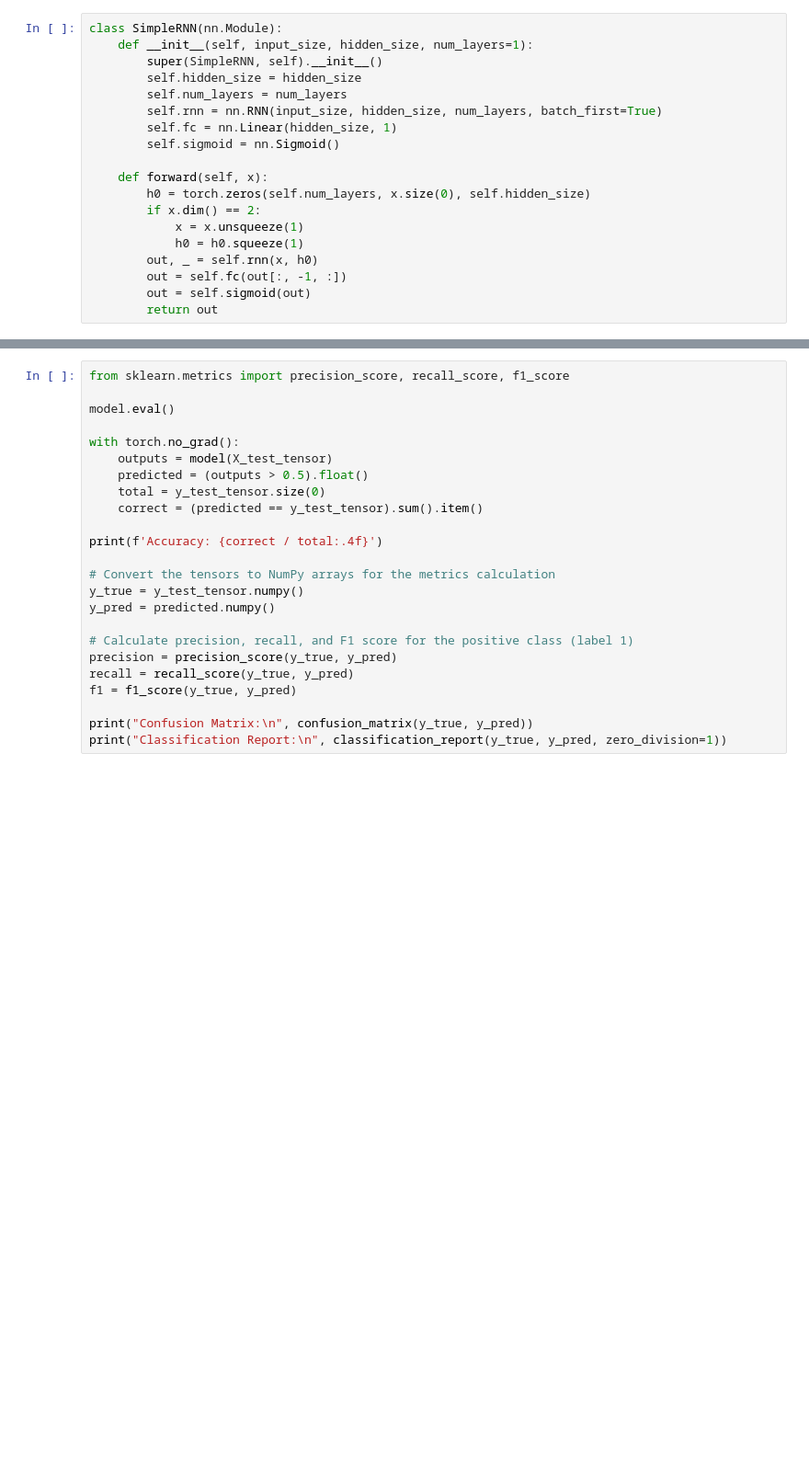
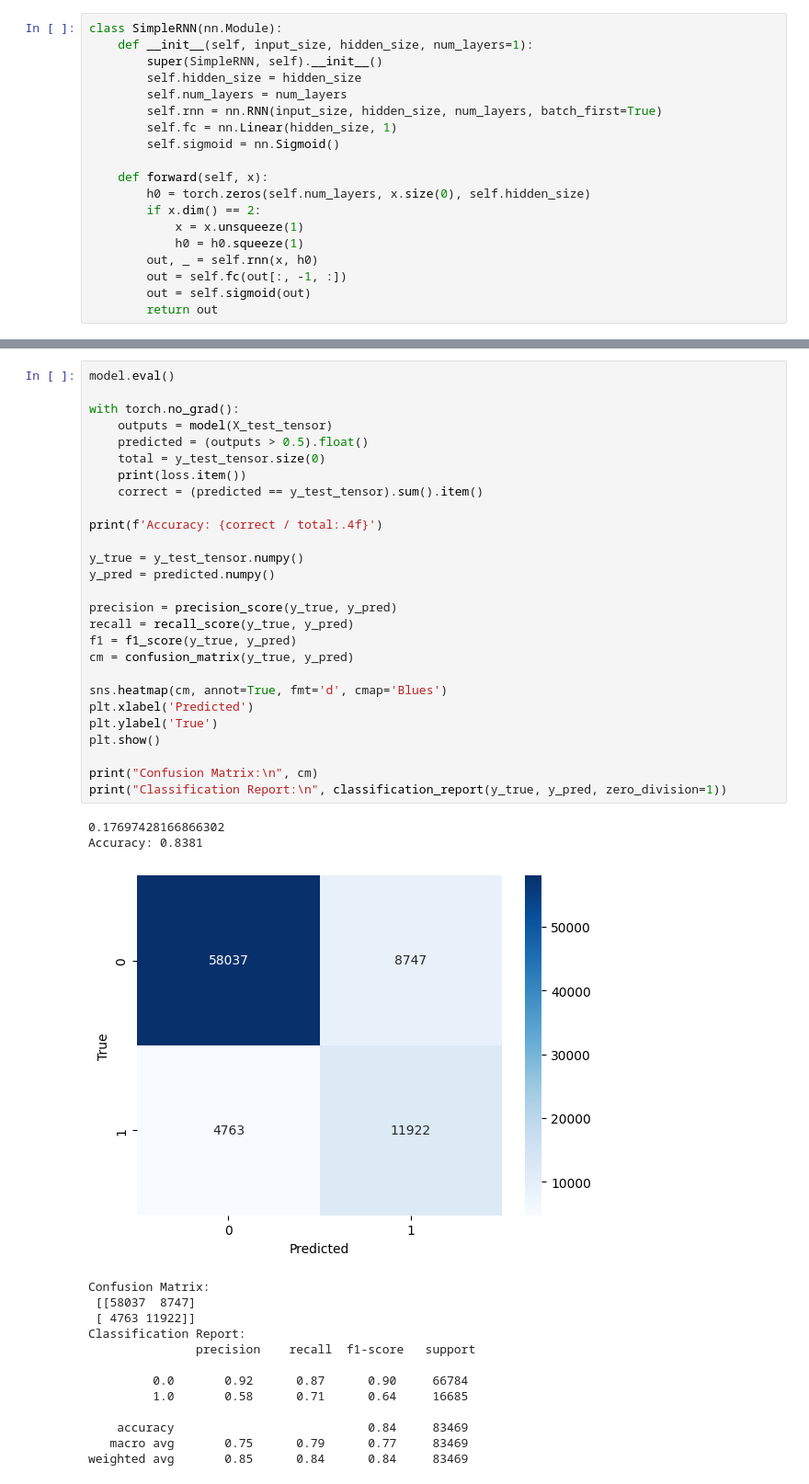
Before and after one commit to mghanem8/ECG-ST-Episode-Detection, a Jupyter notebook: classification.ipynb, the cells around one changed output, grey strips where cells are left out. Shown: that part at 92% size. Saved outputs shown, nothing was run; the diff lists cells and outputs as text; blank space fills up the shorter version.

```diff
--- a/classification.ipynb
+++ b/classification.ipynb
@@ -125,25 +152,44 @@ KeyboardInterrupt:
 # %%
-from sklearn.metrics import precision_score, recall_score, f1_score
-
 model.eval()
 
 with torch.no_grad():
     outputs = model(X_test_tensor)
     predicted = (outputs > 0.5).float()
     total = y_test_tensor.size(0)
+    print(loss.item())
     correct = (predicted == y_test_tensor).sum().item()
 
 print(f'Accuracy: {correct / total:.4f}')
 
-# Convert the tensors to NumPy arrays for the metrics calculation
 y_true = y_test_tensor.numpy()
 y_pred = predicted.numpy()
 
-# Calculate precision, recall, and F1 score for the positive class (label 1)
 precision = precision_score(y_true, y_pred)
 recall = recall_score(y_true, y_pred)
 f1 = f1_score(y_true, y_pred)
+cm = confusion_matrix(y_true, y_pred)
 
-print("Confusion Matrix:\n", confusion_matrix(y_true, y_pred))
+sns.heatmap(cm, annot=True, fmt='d', cmap='Blues')
+plt.xlabel('Predicted')
+plt.ylabel('True')
+plt.show()
+
+print("Confusion Matrix:\n", cm)
 print("Classification Report:\n", classification_report(y_true, y_pred, zero_division=1))
+# %% [output]
+0.17697428166866302
+Accuracy: 0.8381
+[figure, added]
+Confusion Matrix:
+ [[58037  8747]
+ [ 4763 11922]]
+Classification Report:
+               precision    recall  f1-score   support
+
+         0.0       0.92      0.87      0.90     66784
+         1.0       0.58      0.71      0.64     16685
+
+    accuracy                           0.84     83469
+   macro avg       0.75      0.79      0.77     83469
+weighted avg       0.85      0.84      0.84     83469
 # %%
```
Also changed, not shown: parts of 14 cells of this notebook, 3 other files.
